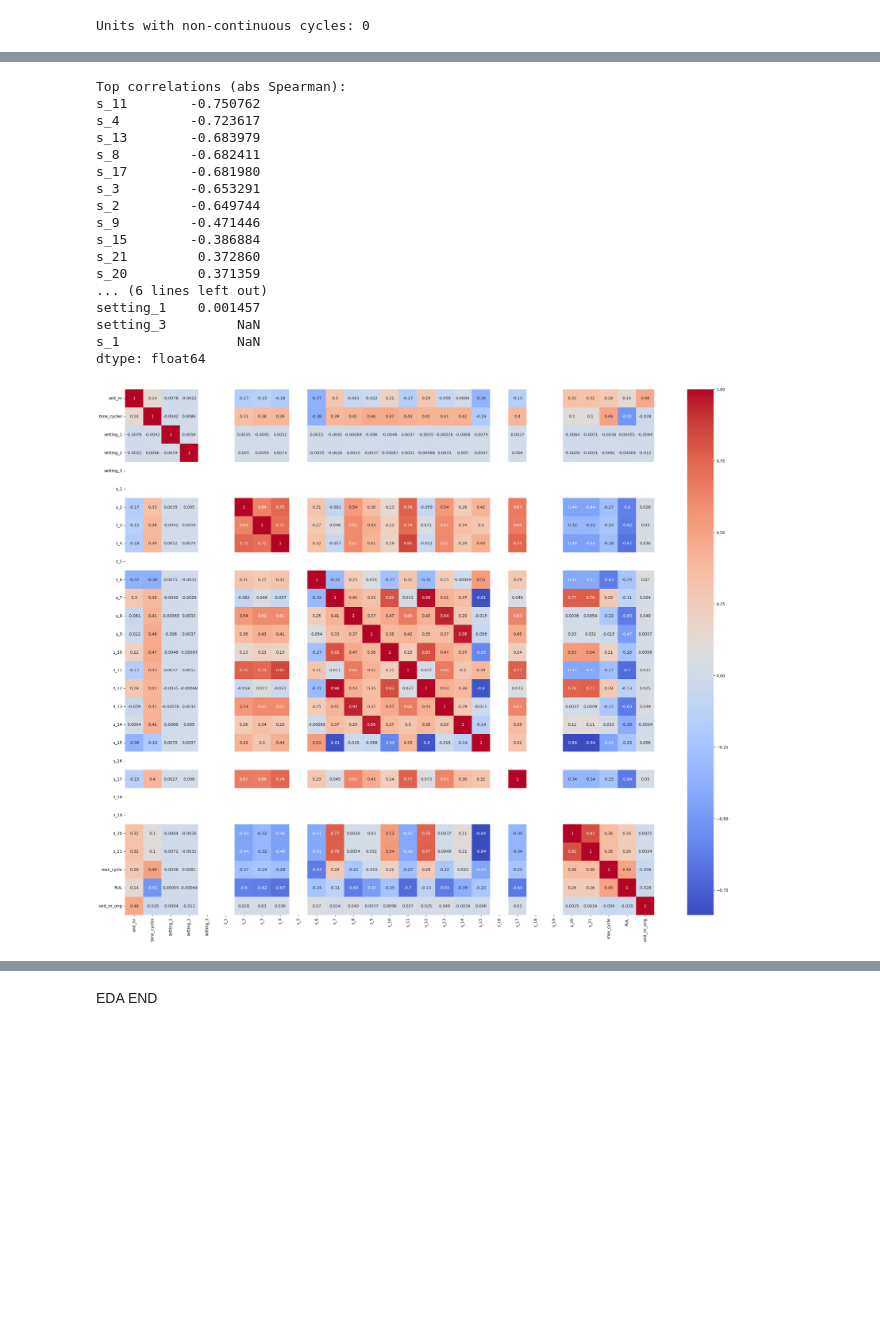
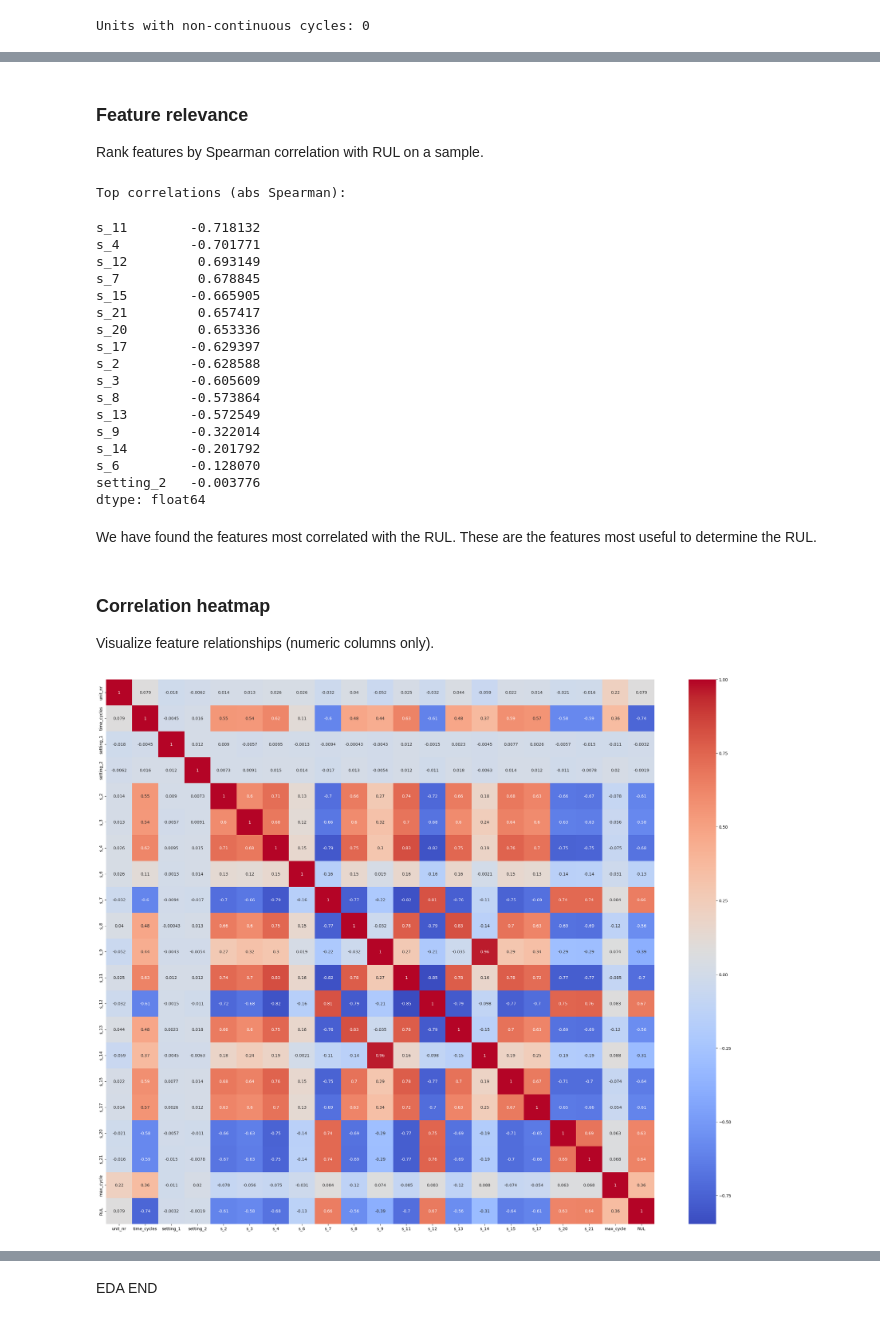
Before and after one commit to liminm/rul-lstm-rul-prediction, a Jupyter notebook: notebook copy.ipynb, the cells around one changed output, grey strips where cells are left out. Drawn from its saved outputs; the diff is of its cells as text; code cells hidden in the pictures; blank space fills up the shorter version.

```diff
--- a/notebook copy.ipynb
+++ b/notebook copy.ipynb
@@ -38,0 +56,8 @@ Column names: ['unit_nr', 'time_cycles', 'setting_1', 'setting_2', 'setting_3',
+# %%
+data_dir = DATA_DIR
+fd_tag = "FD001"
+train_path = data_dir / f"train_{fd_tag}.txt"
+
+
+train_df = pd.read_csv(train_path, sep=r"\s+", header=None, names=col_names)
+train_df.head()
@@ -38,0 +72,4 @@ Column names: ['unit_nr', 'time_cycles', 'setting_1', 'setting_2', 'setting_3',
+# %%
+test_path = data_dir / f"test_{fd_tag}.txt"
+test_df = pd.read_csv(test_path, sep=r"\s+", header=None, names=col_names)
+test_df.head()
@@ -228,4 +286,6 @@ std_thresh = 1e-6
 
 low_variance = desc[(desc["range"] <= range_thresh) | (desc["std"] <= std_thresh)].index.tolist()
 print("Low-variance features:", low_variance)
+
+features_to_drop = low_variance
 # %% [output]
@@ -233,3 +295,6 @@ Low-variance features: ['setting_3', 's_1', 's_5', 's_16', 's_18', 's_19']
+# %% [markdown]
+### Feature relevance
+Rank features by Spearman correlation with RUL on a sample.
 # %%
 corrs = {}
 sample_df = train_df.sample(n=min(len(train_df), 30000), random_state=SEED)
@@ -239,34 +304,44 @@ for c in feature_cols:
 
 corr_s = pd.Series(corrs).sort_values(key=lambda x: x.abs(), ascending=False)
 print("Top correlations (abs Spearman):")
-print(corr_s.head(20))
+corr_s.head(16)
 # %% [output]
 Top correlations (abs Spearman):
-s_11        -0.750762
-s_4         -0.723617
-s_13        -0.683979
-s_8         -0.682411
-s_17        -0.681980
-s_3         -0.653291
-s_2         -0.649744
-s_9         -0.471446
-s_15        -0.386884
-s_21         0.372860
-s_20         0.371359
-... (6 lines left out)
-setting_1    0.001457
-setting_3         NaN
-s_1               NaN
-dtype: float64
+s_11        -0.718132
+s_4         -0.701771
+s_12         0.693149
+s_7          0.678845
+s_15        -0.665905
+s_21         0.657417
+s_20         0.653336
+s_17        -0.629397
+s_2         -0.628588
+s_3         -0.605609
+s_8         -0.573864
+s_13        -0.572549
+s_9         -0.322014
+s_14        -0.201792
+s_6         -0.128070
+setting_2   -0.003776
+dtype: float64
+# %% [markdown]
+We have found the features most correlated with the RUL. These are the features most useful to determine the RUL.
+# %% [markdown]
+### Correlation heatmap
+Visualize feature relationships (numeric columns only).
 # %%
 import seaborn as sns
 import matplotlib.pyplot as plt
 
 numeric = train_df.select_dtypes(include=["number"])
+# Drop rows with low variance
+numeric = numeric.drop(columns=features_to_drop)
+# Drop original unit number as it contains no useful info
+numeric = numeric.drop(columns="unit_nr_orig")
 corr_matrix = numeric.corr()
 
 plt.figure(figsize=(30, 24))
 sns.heatmap(corr_matrix, annot=True, cmap='coolwarm')
 plt.show()
 # %% [output]
-[figure, old version]
+[figure, new version]
```
Also changed, not shown: parts of 54 cells of this notebook.
